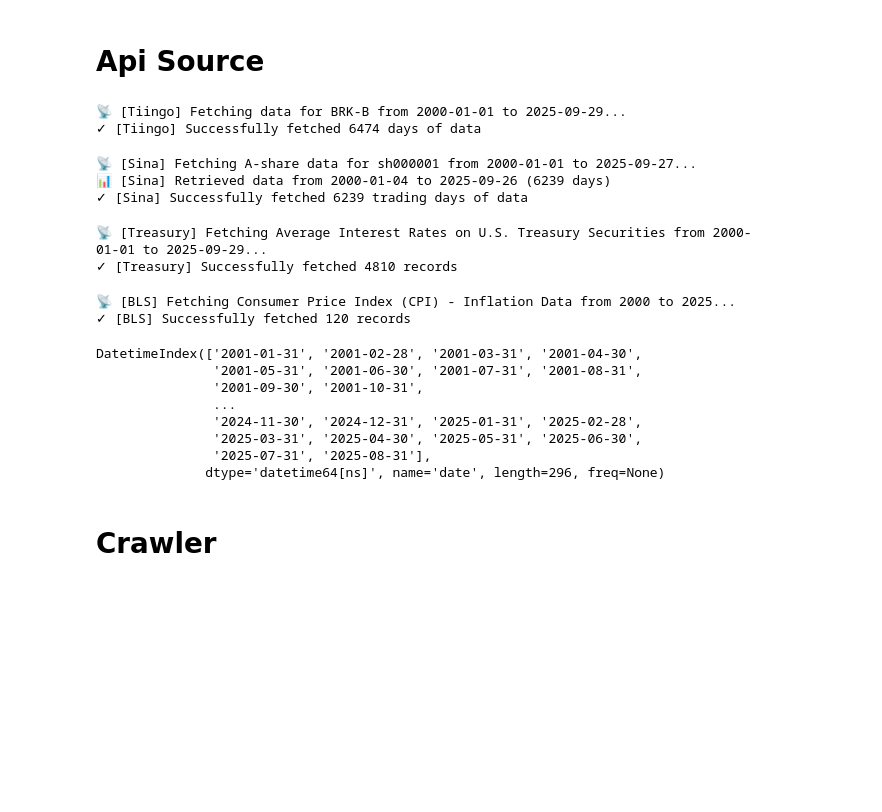
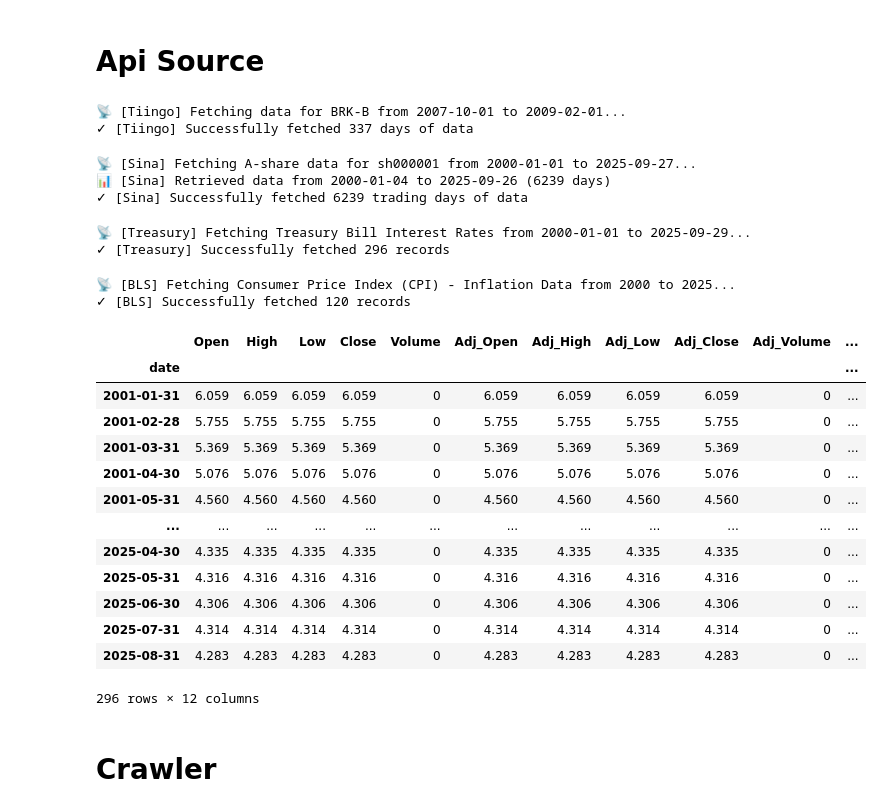
Before and after one commit to farrellsc/StockAnalysis, a Jupyter notebook: playground.ipynb, the cells around one changed output. Saved outputs shown, nothing was run; the diff lists cells and outputs as text; code cells hidden in the pictures; blank space fills up the shorter version.

```diff
--- a/playground.ipynb
+++ b/playground.ipynb
@@ -27,8 +22,9 @@ bls_source = BureauOfLaborStatisticsAPI()
 START_DATE = '2000-01-01'
 END_DATE = datetime.today().strftime('%Y-%m-%d')
 # %%
+tiingo_source = TiingoApiSource(TiingoKey)
 data = tiingo_source.fetch_data('BRK-B', START_DATE, END_DATE)
 # %% [output]
-📡 [Tiingo] Fetching data for BRK-B from 2000-01-01 to 2025-09-29...
-✓ [Tiingo] Successfully fetched 6474 days of data
+📡 [Tiingo] Fetching data for BRK-B from 2007-10-01 to 2009-02-01...
+✓ [Tiingo] Successfully fetched 337 days of data
 # %%
@@ -38,8 +35,9 @@ data = ashare_source.fetch_data('sh000001', START_DATE, END_DATE)
 📊 [Sina] Retrieved data from 2000-01-04 to 2025-09-26 (6239 days)
 ✓ [Sina] Successfully fetched 6239 trading days of data
 # %%
-data = fed_source.fetch_data('treasury_rates', START_DATE, END_DATE)
+fed_source = FederalFinanceAPI()
+data = fed_source.fetch_data('tbill_rates', START_DATE, END_DATE)
 # %% [output]
-📡 [Treasury] Fetching Average Interest Rates on U.S. Treasury Securities from 2000-01-01 to 2025-09-29...
-✓ [Treasury] Successfully fetched 4810 records
+📡 [Treasury] Fetching Treasury Bill Interest Rates from 2000-01-01 to 2025-09-29...
+✓ [Treasury] Successfully fetched 296 records
 # %%
@@ -48,16 +47,22 @@ data = bls_source.fetch_data('cpi_inflation', START_DATE, END_DATE)
 📡 [BLS] Fetching Consumer Price Index (CPI) - Inflation Data from 2000 to 2025...
 ✓ [BLS] Successfully fetched 120 records
 # %%
-data.index.unique()
+data
 # %% [output]
+|  | Open | High | Low | Close | Volume | Adj_Open | Adj_High | Adj_Low | Adj_Close | Adj_Volume | ... |
+| date |  |  |  |  |  |  |  |  |  |  | ... |
+| 2001-01-31 | 6.059 | 6.059 | 6.059 | 6.059 | 0 | 6.059 | 6.059 | 6.059 | 6.059 | 0 | ... |
+| 2001-02-28 | 5.755 | 5.755 | 5.755 | 5.755 | 0 | 5.755 | 5.755 | 5.755 | 5.755 | 0 | ... |
+| 2001-03-31 | 5.369 | 5.369 | 5.369 | 5.369 | 0 | 5.369 | 5.369 | 5.369 | 5.369 | 0 | ... |
+| 2001-04-30 | 5.076 | 5.076 | 5.076 | 5.076 | 0 | 5.076 | 5.076 | 5.076 | 5.076 | 0 | ... |
+| 2001-05-31 | 4.560 | 4.560 | 4.560 | 4.560 | 0 | 4.560 | 4.560 | 4.560 | 4.560 | 0 | ... |
+| ... | ... | ... | ... | ... | ... | ... | ... | ... | ... | ... | ... |
+| 2025-04-30 | 4.335 | 4.335 | 4.335 | 4.335 | 0 | 4.335 | 4.335 | 4.335 | 4.335 | 0 | ... |
+| 2025-05-31 | 4.316 | 4.316 | 4.316 | 4.316 | 0 | 4.316 | 4.316 | 4.316 | 4.316 | 0 | ... |
+| 2025-06-30 | 4.306 | 4.306 | 4.306 | 4.306 | 0 | 4.306 | 4.306 | 4.306 | 4.306 | 0 | ... |
+| 2025-07-31 | 4.314 | 4.314 | 4.314 | 4.314 | 0 | 4.314 | 4.314 | 4.314 | 4.314 | 0 | ... |
+| 2025-08-31 | 4.283 | 4.283 | 4.283 | 4.283 | 0 | 4.283 | 4.283 | 4.283 | 4.283 | 0 | ... |
-DatetimeIndex(['2001-01-31', '2001-02-28', '2001-03-31', '2001-04-30',
-               '2001-05-31', '2001-06-30', '2001-07-31', '2001-08-31',
-               '2001-09-30', '2001-10-31',
-               ...
-               '2024-11-30', '2024-12-31', '2025-01-31', '2025-02-28',
-               '2025-03-31', '2025-04-30', '2025-05-31', '2025-06-30',
-               '2025-07-31', '2025-08-31'],
-              dtype='datetime64[ns]', name='date', length=296, freq=None)
+296 rows × 12 columns
 # %% [markdown]
 # Crawler
 # %%
```
Also changed, not shown: parts of 12 cells of this notebook, 2 other files.
